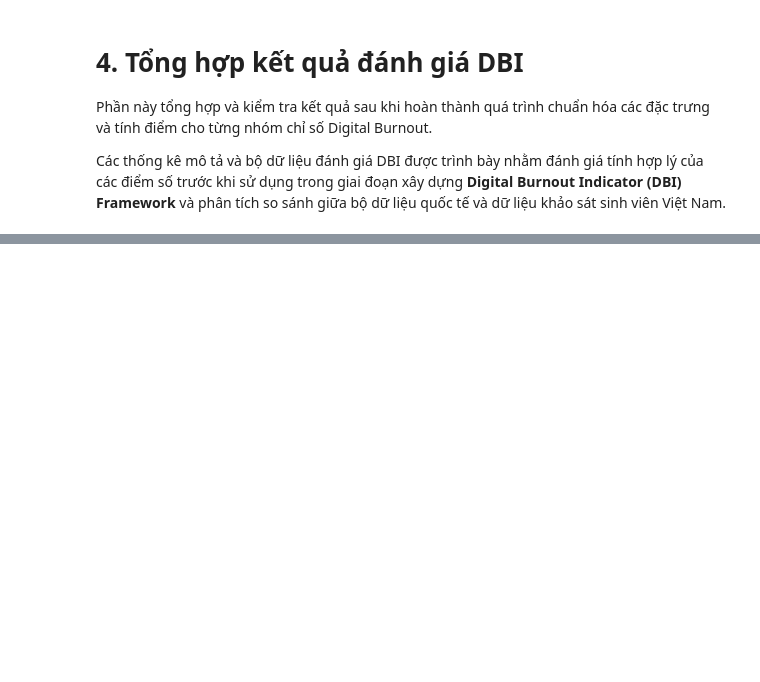
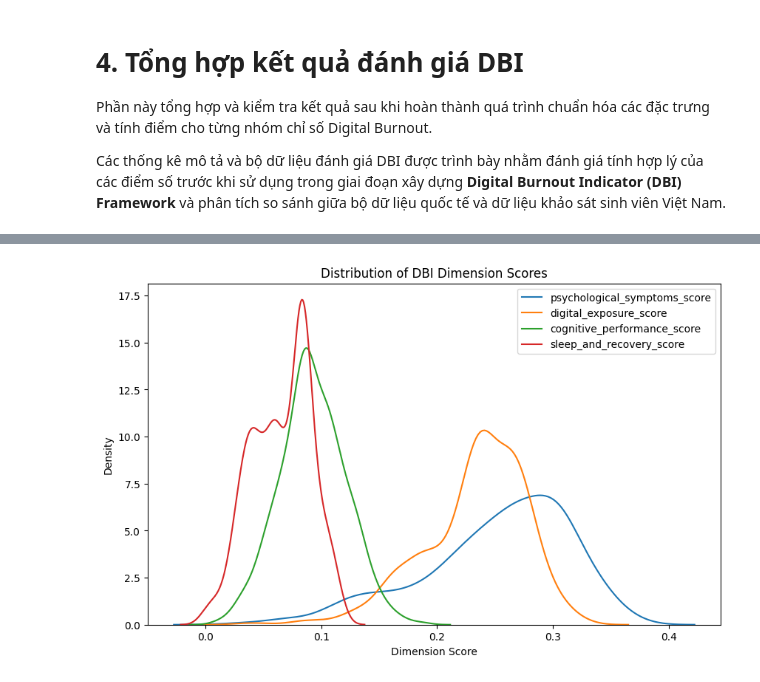
Before and after one commit to NguynnThah/DA016, a Jupyter notebook: notebooks/vietnam_dataset/05_DBI_assessment.ipynb, the cells around one changed output, grey strips where cells are left out. Cells and saved outputs as stored; diff of their text form; code cells hidden in the pictures; blank space fills up the shorter version.

```diff
--- a/notebooks/vietnam_dataset/05_DBI_assessment.ipynb
+++ b/notebooks/vietnam_dataset/05_DBI_assessment.ipynb
@@ -406,0 +681,32 @@ display(
+# %%
+# Trực quan hóa phân bố điểm các Dimension
+
+dimension_columns = [
+    "psychological_symptoms_score",
+    "digital_exposure_score",
+    "cognitive_performance_score",
+    "sleep_and_recovery_score"
+]
+
+
+plt.figure(figsize=(10, 6))
+
+
+for column in dimension_columns:
+
+    sns.kdeplot(
+        data=dbi_data,
+        x=column,
+        label=column
+    )
+
+
+plt.title("Distribution of DBI Dimension Scores")
+plt.xlabel("Dimension Score")
+plt.ylabel("Density")
+
+plt.legend()
+
+plt.show()
+# %% [output]
+[figure, added]
```
Also changed, not shown: parts of 41 cells of this notebook, 31 other files.
